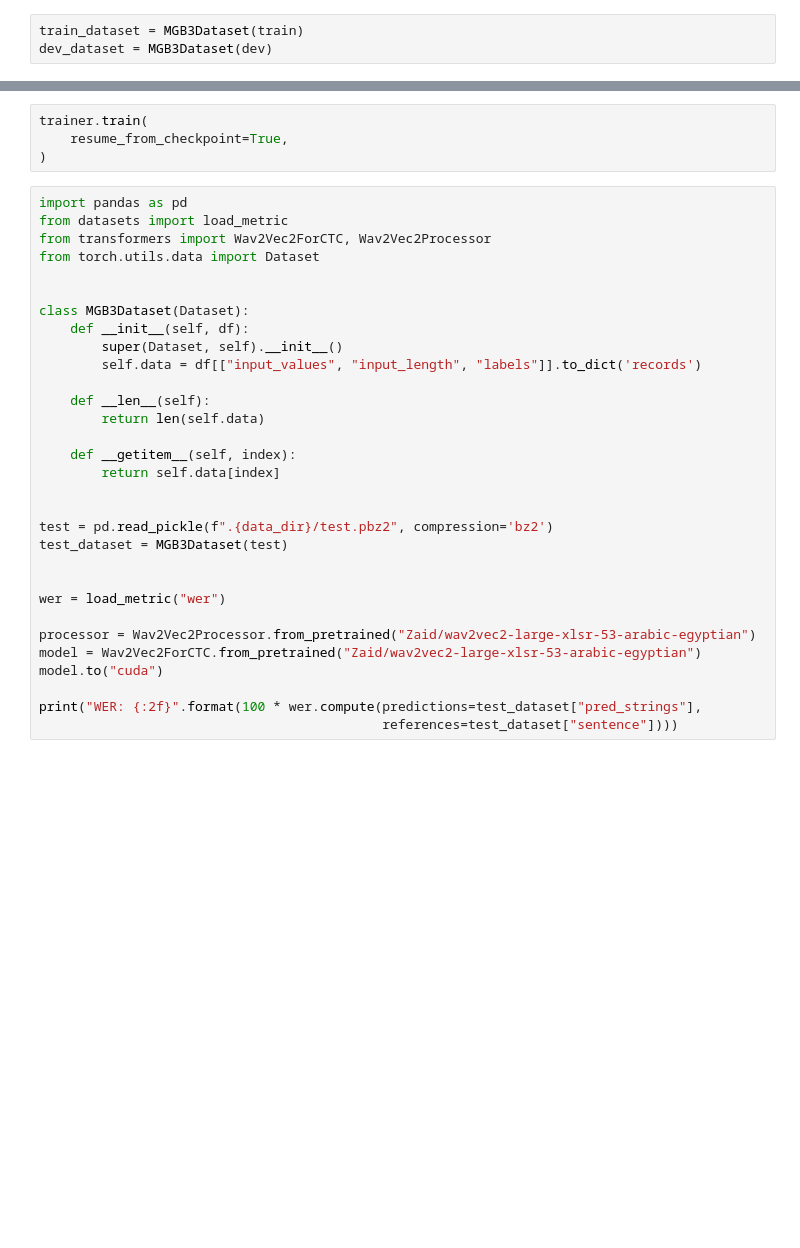
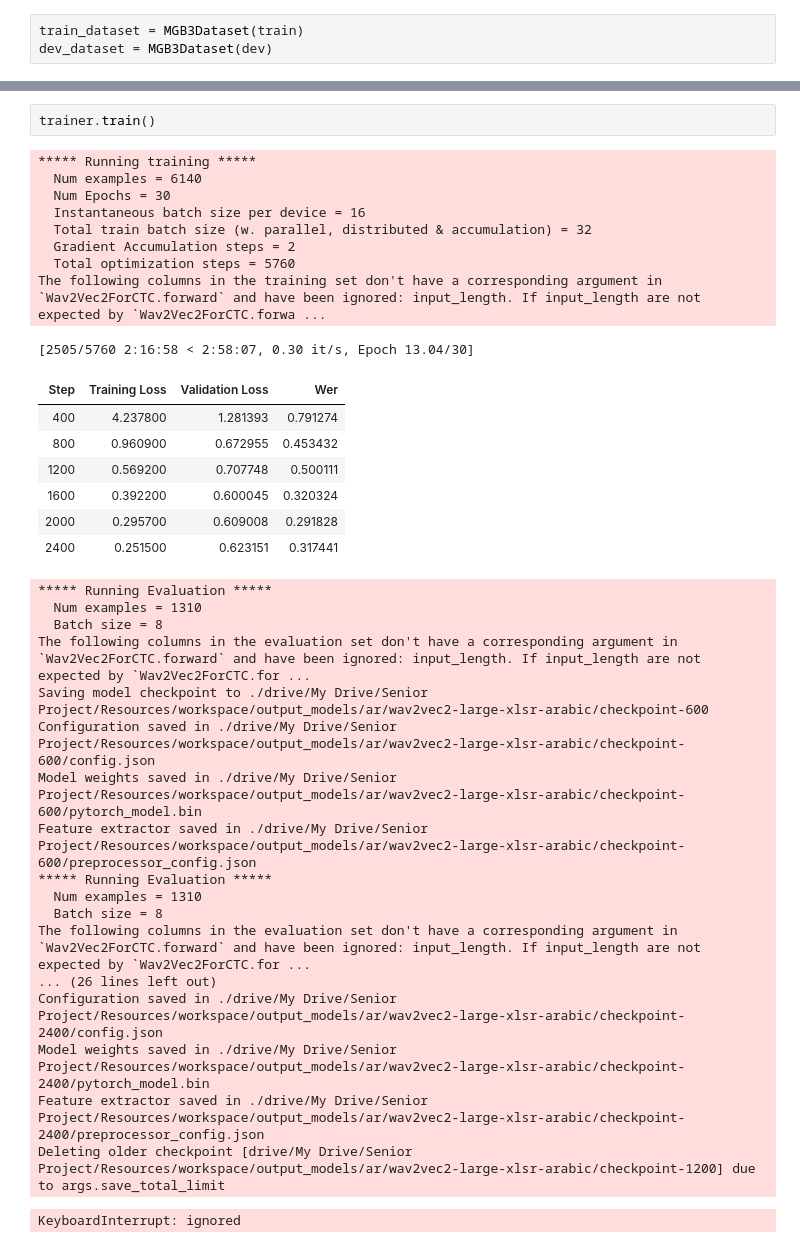
Before and after one commit to lectly/wav2vec2-large-xlsr-53-egyptian-arabic, a Jupyter notebook: Train.ipynb, the cells around one changed output, grey strips where cells are left out. Drawn from its saved outputs; the diff is of its cells as text; blank space fills up the shorter version.

Commit message:
Added Train and Test notebooks

```diff
--- a/Train.ipynb
+++ b/Train.ipynb
@@ -179,35 +221,37 @@ trainer = Trainer(
 # %%
-trainer.train(
-    resume_from_checkpoint=True,
-)
+trainer.train()
+# %% [output]
+***** Running training *****
+  Num examples = 6140
+  Num Epochs = 30
+  Instantaneous batch size per device = 16
+  Total train batch size (w. parallel, distributed & accumulation) = 32
+  Gradient Accumulation steps = 2
+  Total optimization steps = 5760
+The following columns in the training set don't have a corresponding argument in `Wav2Vec2ForCTC.forward` and have been ignored: input_length. If input_length are not expected by `Wav2Vec2ForCTC.forwa ...
+[2505/5760 2:16:58 < 2:58:07, 0.30 it/s, Epoch 13.04/30]
+| Step | Training Loss | Validation Loss | Wer |
+| 400 | 4.237800 | 1.281393 | 0.791274 |
+| 800 | 0.960900 | 0.672955 | 0.453432 |
+| 1200 | 0.569200 | 0.707748 | 0.500111 |
+| 1600 | 0.392200 | 0.600045 | 0.320324 |
+| 2000 | 0.295700 | 0.609008 | 0.291828 |
+| 2400 | 0.251500 | 0.623151 | 0.317441 |
+***** Running Evaluation *****
+  Num examples = 1310
+  Batch size = 8
+The following columns in the evaluation set don't have a corresponding argument in `Wav2Vec2ForCTC.forward` and have been ignored: input_length. If input_length are not expected by `Wav2Vec2ForCTC.for ...
+Saving model checkpoint to ./drive/My Drive/Senior Project/Resources/workspace/output_models/ar/wav2vec2-large-xlsr-arabic/checkpoint-600
+Configuration saved in ./drive/My Drive/Senior Project/Resources/workspace/output_models/ar/wav2vec2-large-xlsr-arabic/checkpoint-600/config.json
+Model weights saved in ./drive/My Drive/Senior Project/Resources/workspace/output_models/ar/wav2vec2-large-xlsr-arabic/checkpoint-600/pytorch_model.bin
+Feature extractor saved in ./drive/My Drive/Senior Project/Resources/workspace/output_models/ar/wav2vec2-large-xlsr-arabic/checkpoint-600/preprocessor_config.json
+***** Running Evaluation *****
+  Num examples = 1310
+  Batch size = 8
+The following columns in the evaluation set don't have a corresponding argument in `Wav2Vec2ForCTC.forward` and have been ignored: input_length. If input_length are not expected by `Wav2Vec2ForCTC.for ...
+... (26 lines left out)
+Configuration saved in ./drive/My Drive/Senior Project/Resources/workspace/output_models/ar/wav2vec2-large-xlsr-arabic/checkpoint-2400/config.json
+Model weights saved in ./drive/My Drive/Senior Project/Resources/workspace/output_models/ar/wav2vec2-large-xlsr-arabic/checkpoint-2400/pytorch_model.bin
+Feature extractor saved in ./drive/My Drive/Senior Project/Resources/workspace/output_models/ar/wav2vec2-large-xlsr-arabic/checkpoint-2400/preprocessor_config.json
+Deleting older checkpoint [drive/My Drive/Senior Project/Resources/workspace/output_models/ar/wav2vec2-large-xlsr-arabic/checkpoint-1200] due to args.save_total_limit
+KeyboardInterrupt: ignored
-# %%
-import pandas as pd
-from datasets import load_metric
-from transformers import Wav2Vec2ForCTC, Wav2Vec2Processor
-from torch.utils.data import Dataset
-
-
-class MGB3Dataset(Dataset):
-    def __init__(self, df):
-        super(Dataset, self).__init__()
-        self.data = df[["input_values", "input_length", "labels"]].to_dict('records')
-
-    def __len__(self):
-        return len(self.data)
-
-    def __getitem__(self, index):
-        return self.data[index]
-
-
-test = pd.read_pickle(f".{data_dir}/test.pbz2", compression='bz2')
-test_dataset = MGB3Dataset(test)
-
-
-wer = load_metric("wer")
-
-processor = Wav2Vec2Processor.from_pretrained("Zaid/wav2vec2-large-xlsr-53-arabic-egyptian")
-model = Wav2Vec2ForCTC.from_pretrained("Zaid/wav2vec2-large-xlsr-53-arabic-egyptian")
-model.to("cuda")
-
-print("WER: {:2f}".format(100 * wer.compute(predictions=test_dataset["pred_strings"],
-                                            references=test_dataset["sentence"])))
```
Also changed, not shown: parts of 9 cells of this notebook, 2 other files.
